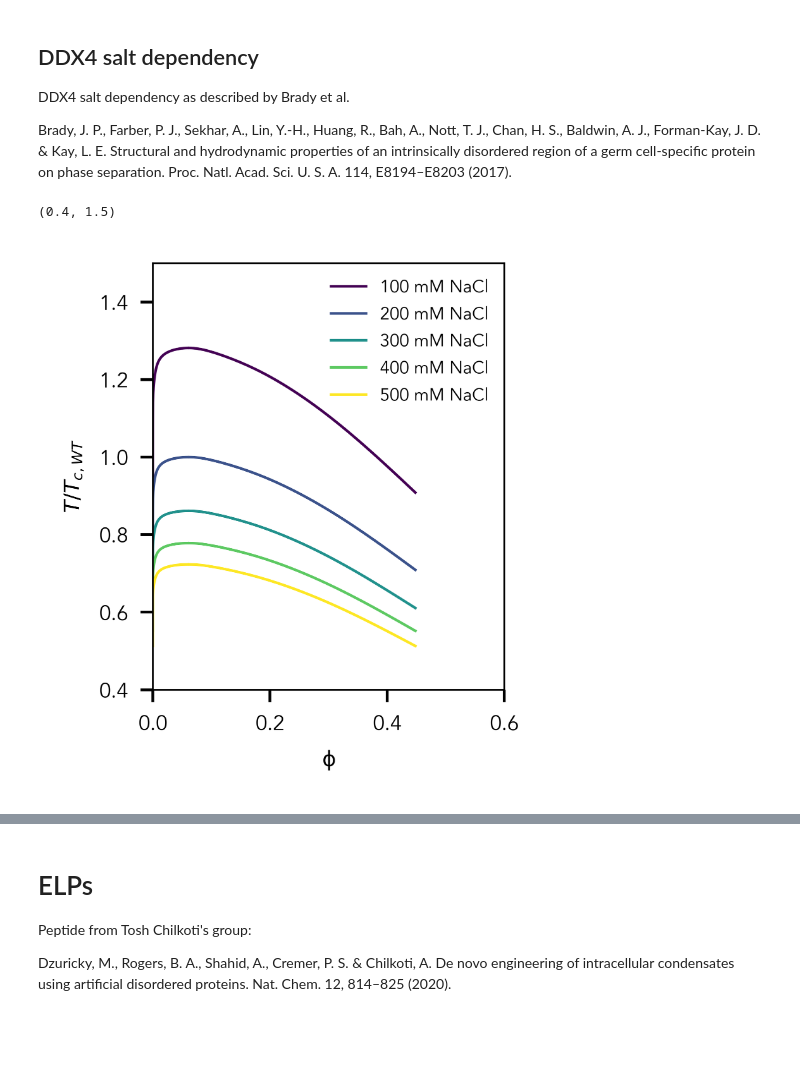
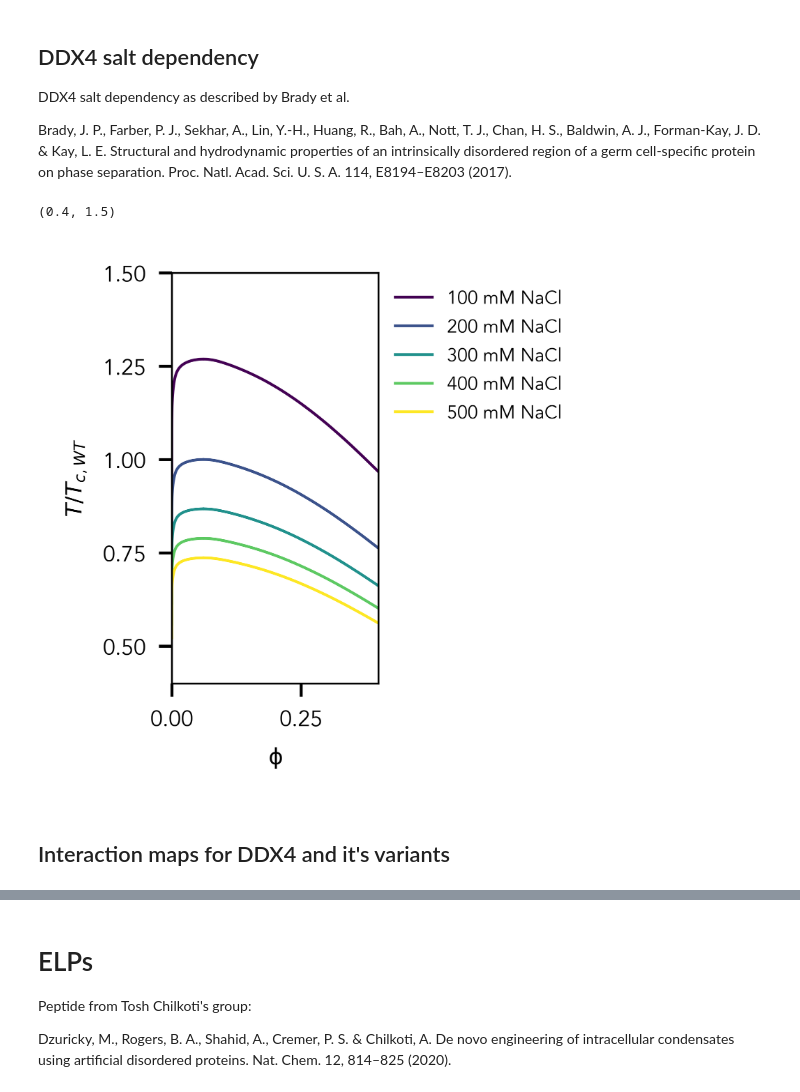
Before and after one commit to idptools/finches, a Jupyter notebook: demo/phase_diagrams/phase_diagram_demo.ipynb, the cells around one changed output, grey strips where cells are left out. Saved outputs shown, nothing was run; the diff lists cells and outputs as text; code cells hidden in the pictures; blank space fills up the shorter version.

```diff
--- a/demo/phase_diagrams/phase_diagram_demo.ipynb
+++ b/demo/phase_diagrams/phase_diagram_demo.ipynb
@@ -168,6 +214,6 @@ DDX4 salt dependency as described by Brady et al.
 
 Brady, J. P., Farber, P. J., Sekhar, A., Lin, Y.-H., Huang, R., Bah, A., Nott, T. J., Chan, H. S., Baldwin, A. J., Forman-Kay, J. D. & Kay, L. E. Structural and hydrodynamic properties of an intrinsically disordered region of a germ cell-specific protein on phase separation. Proc. Natl. Acad. Sci. U. S. A. 114, E8194–E8203 (2017).
 # %%
-fig = plt.figure(figsize=(1.8, 2.2), dpi=450)
+fig = plt.figure(figsize=(1., 2.0), dpi=450)
 
 
@@ -175,58 +221,43 @@ DDX4_WT = 'MGDEDWEAEINPHMSSYVPIFEKDRYSGENGDNFNRTPASSSEMDDGPSRRDHFMKSGFASGRNFGNRD
 
-mPiPi_GGv1_model = mPiPi_model('mPiPi_GGv1',salt=0.2)
-IMC_object = epsilon_calculation.Interaction_Matrix_Constructor(mPiPi_GGv1_model)
 
-B_base = epsilon_to_FHtheory.return_phase_diagram(DDX4_WT, IMC_object)
+B_base = epsilon_to_FHtheory.return_phase_diagram(DDX4_WT, Mpipi_frontend(salt=0.200).IMC_object)
 
 
 
 # initialize an Mpipi forcefield opbject
-mPiPi_GGv1_model = mPiPi_model('mPiPi_GGv1',salt=0.1)
-IMC_object = epsilon_calculation.Interaction_Matrix_Constructor(mPiPi_GGv1_model)
-
-
-B1 = epsilon_to_FHtheory.return_phase_diagram(DDX4_WT, IMC_object)
+B1 = epsilon_to_FHtheory.return_phase_diagram(DDX4_WT, Mpipi_frontend(salt=0.100).IMC_object)
 plt.plot(B1[0], B1[3]/max(B_base[3]), '#440154', label='100 mM NaCl', linewidth=0.75)
 plt.plot(B1[1], B1[3]/max(B_base[3]), '#440154',linewidth=0.75)
 
-mPiPi_GGv1_model = mPiPi_model('mPiPi_GGv1',salt=0.2)
-IMC_object = epsilon_calculation.Interaction_Matrix_Constructor(mPiPi_GGv1_model)
 
-B2 = epsilon_to_FHtheory.return_phase_diagram(DDX4_WT, IMC_object)
+B2 = epsilon_to_FHtheory.return_phase_diagram(DDX4_WT, Mpipi_frontend(salt=0.200).IMC_object)
 plt.plot(B2[0], B2[3]/max(B_base[3]), '#3B528B', label='200 mM NaCl', linewidth=0.75)
 plt.plot(B2[1], B2[3]/max(B_base[3]), '#3B528B',linewidth=0.75)
 
-mPiPi_GGv1_model = mPiPi_model('mPiPi_GGv1',salt=0.3)
-IMC_object = epsilon_calculation.Interaction_Matrix_Constructor(mPiPi_GGv1_model)
-
-B3 = epsilon_to_FHtheory.return_phase_diagram(DDX4_WT, IMC_object)
+B3 = epsilon_to_FHtheory.return_phase_diagram(DDX4_WT, Mpipi_frontend(salt=0.300).IMC_object)
 plt.plot(B3[0], B3[3]/max(B_base[3]), '#21918C', label='300 mM NaCl', linewidth=0.75)
 plt.plot(B3[1], B3[3]/max(B_base[3]), '#21918C',linewidth=0.75)
 
-mPiPi_GGv1_model = mPiPi_model('mPiPi_GGv1',salt=0.4)
-IMC_object = epsilon_calculation.Interaction_Matrix_Constructor(mPiPi_GGv1_model)
-
-B4 = epsilon_to_FHtheory.return_phase_diagram(DDX4_WT, IMC_object)
+B4 = epsilon_to_FHtheory.return_phase_diagram(DDX4_WT, Mpipi_frontend(salt=0.400).IMC_object)
 plt.plot(B4[0], B4[3]/max(B_base[3]), '#5DC962', label='400 mM NaCl', linewidth=0.75)
 plt.plot(B4[1], B4[3]/max(B_base[3]), '#5DC962',linewidth=0.75)
 
-mPiPi_GGv1_model = mPiPi_model('mPiPi_GGv1',salt=0.5)
-IMC_object = epsilon_calculation.Interaction_Matrix_Constructor(mPiPi_GGv1_model)
-
-B5 = epsilon_to_FHtheory.return_phase_diagram(DDX4_WT, IMC_object)
+B5 = epsilon_to_FHtheory.return_phase_diagram(DDX4_WT, Mpipi_frontend(salt=0.500).IMC_object)
 plt.plot(B5[0], B5[3]/max(B_base[3]), '#FDE724', label='500 mM NaCl', linewidth=0.75)
 plt.plot(B5[1], B5[3]/max(B_base[3]), '#FDE724',linewidth=0.75)
 
 
 
 plt.ylabel(r'$T/T_{c,WT}$', fontsize=6)
 plt.xlabel(r'$\rm\phi$', fontsize=6)
 plt.xticks(fontsize=6)
 plt.yticks(fontsize=6)
-plt.legend(fontsize=5, frameon=False)
-plt.xlim([0, 0.6])
+plt.legend(loc='upper left', bbox_to_anchor=(1, 1), fontsize=5, frameon=False)
+plt.xlim([0, 0.4])
 plt.ylim([0.4, 1.5])
 # %% [output]
 (0.4, 1.5)
-[figure, old version]
+[figure, new version]
+# %% [markdown]
+## Interaction maps for DDX4 and it's variants
 # %%
```
Also changed, not shown: parts of 19 cells of this notebook, 3 other files.
